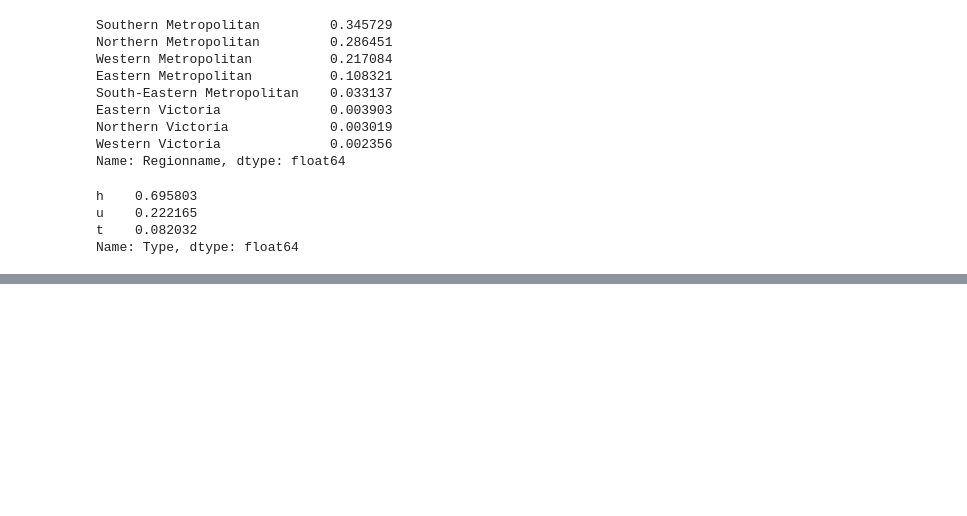
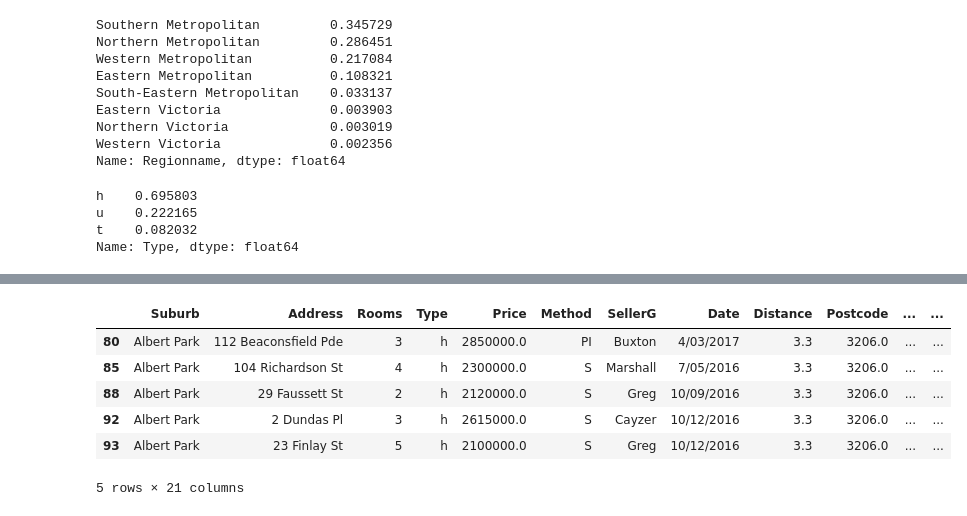
Before and after one commit to maniacmansion12/sf_data_sciense, a Jupyter notebook: Skillfactory/PYTHON-10. Введение в Pandas/введение в Pandas.ipynb, the cells around one changed output, grey strips where cells are left out. Cells and saved outputs as stored; diff of their text form; code cells hidden in the pictures; blank space fills up the shorter version.

```diff
--- a/Skillfactory/PYTHON-10. Введение в Pandas/введение в Pandas.ipynb
+++ b/Skillfactory/PYTHON-10. Введение в Pandas/введение в Pandas.ipynb
@@ -557,0 +618,3 @@ Name: Type, dtype: float64
+# %%
+mask = melb_data['Price'] > 2000000
+display(mask)
@@ -557,0 +634,10 @@ Name: Type, dtype: float64
+# %%
+display(melb_data[mask].head())
+# %% [output]
+|  | Suburb | Address | Rooms | Type | Price | Method | SellerG | Date | Distance | Postcode | ... | ... |
+| 80 | Albert Park | 112 Beaconsfield Pde | 3 | h | 2850000.0 | PI | Buxton | 4/03/2017 | 3.3 | 3206.0 | ... | ... |
+| 85 | Albert Park | 104 Richardson St | 4 | h | 2300000.0 | S | Marshall | 7/05/2016 | 3.3 | 3206.0 | ... | ... |
+| 88 | Albert Park | 29 Faussett St | 2 | h | 2120000.0 | S | Greg | 10/09/2016 | 3.3 | 3206.0 | ... | ... |
+| 92 | Albert Park | 2 Dundas Pl | 3 | h | 2615000.0 | S | Cayzer | 10/12/2016 | 3.3 | 3206.0 | ... | ... |
+| 93 | Albert Park | 23 Finlay St | 5 | h | 2100000.0 | S | Greg | 10/12/2016 | 3.3 | 3206.0 | ... | ... |
+5 rows × 21 columns
```
Also changed, not shown: parts of 30 cells of this notebook, 3 other files.
